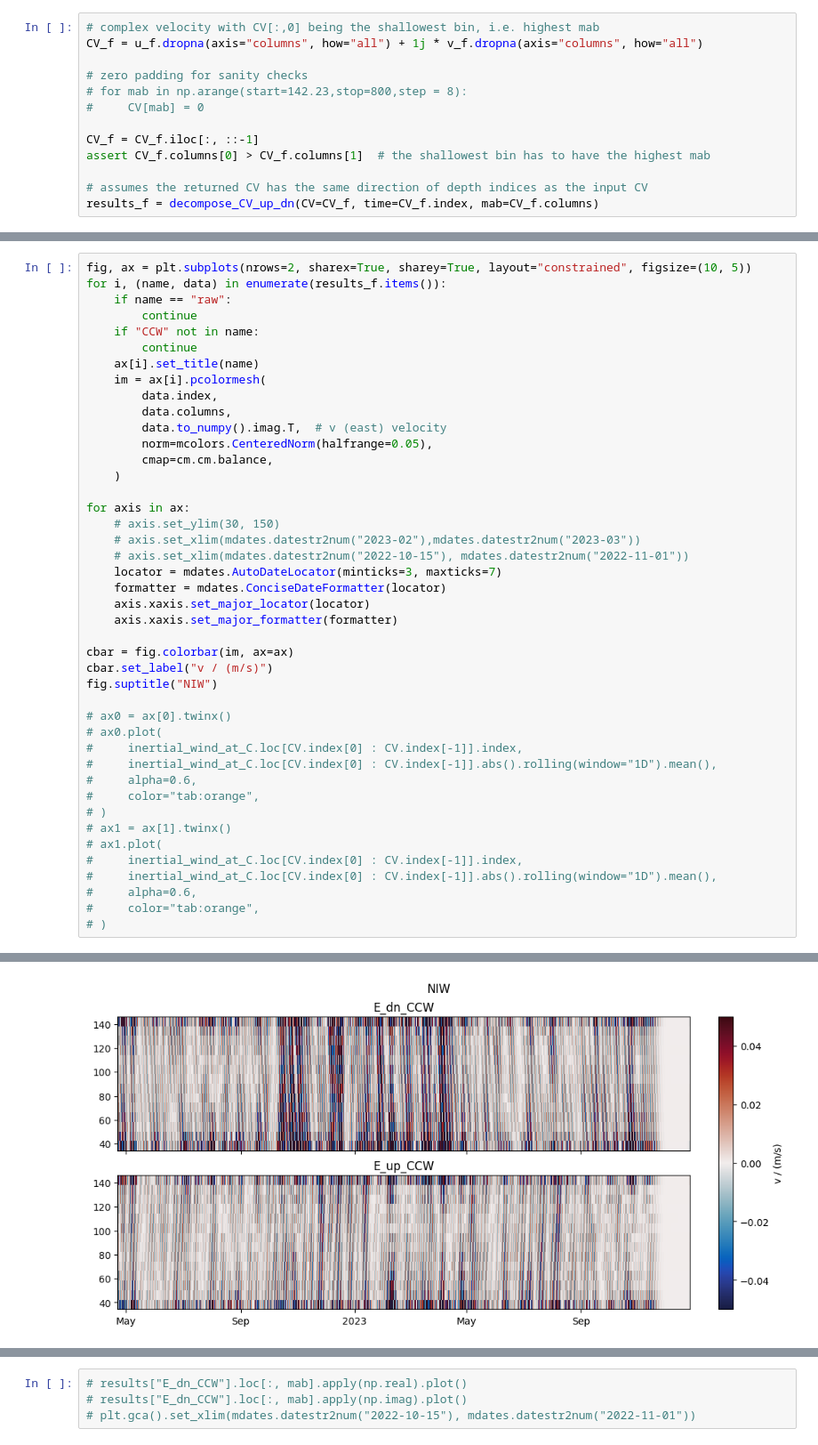
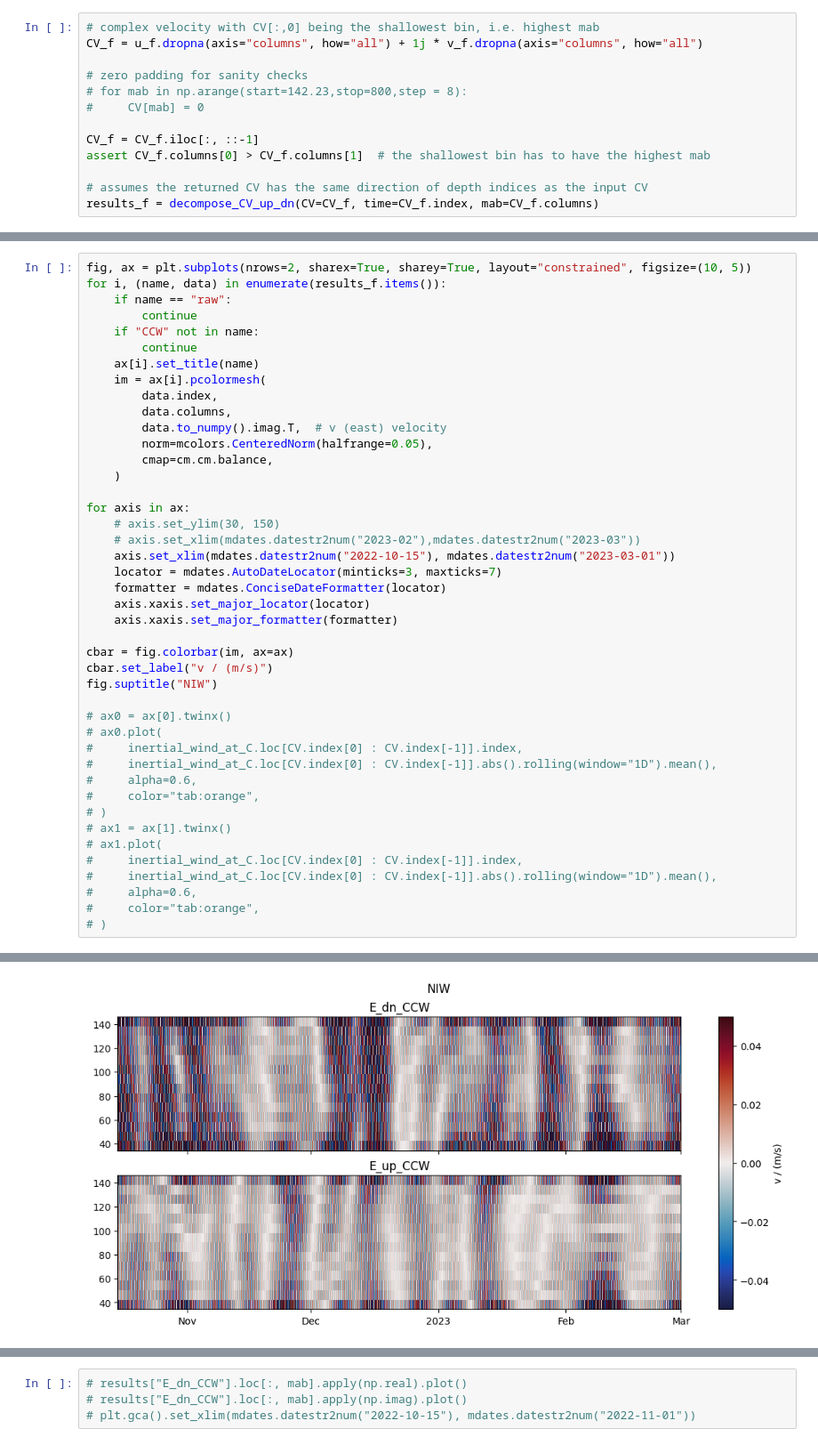
Before and after one commit to opinner/pinner2026_JPO_code, a Jupyter notebook: notebooks/exploratory/ADCP_analysis.ipynb, the cells around one changed output, grey strips where cells are left out. Shown at 89% size. Saved outputs shown, nothing was run; the diff lists cells and outputs as text.

```diff
--- a/notebooks/exploratory/ADCP_analysis.ipynb
+++ b/notebooks/exploratory/ADCP_analysis.ipynb
@@ -474,34 +480,34 @@ for i, (name, data) in enumerate(results_f.items()):
     )
 
 for axis in ax:
     # axis.set_ylim(30, 150)
     # axis.set_xlim(mdates.datestr2num("2023-02"),mdates.datestr2num("2023-03"))
-    # axis.set_xlim(mdates.datestr2num("2022-10-15"), mdates.datestr2num("2022-11-01"))
+    axis.set_xlim(mdates.datestr2num("2022-10-15"), mdates.datestr2num("2023-03-01"))
     locator = mdates.AutoDateLocator(minticks=3, maxticks=7)
     formatter = mdates.ConciseDateFormatter(locator)
     axis.xaxis.set_major_locator(locator)
     axis.xaxis.set_major_formatter(formatter)
 
 cbar = fig.colorbar(im, ax=ax)
 cbar.set_label("v / (m/s)")
 fig.suptitle("NIW")
 
 # ax0 = ax[0].twinx()
 # ax0.plot(
 #     inertial_wind_at_C.loc[CV.index[0] : CV.index[-1]].index,
 #     inertial_wind_at_C.loc[CV.index[0] : CV.index[-1]].abs().rolling(window="1D").mean(),
 #     alpha=0.6,
 #     color="tab:orange",
 # )
 # ax1 = ax[1].twinx()
 # ax1.plot(
 #     inertial_wind_at_C.loc[CV.index[0] : CV.index[-1]].index,
 #     inertial_wind_at_C.loc[CV.index[0] : CV.index[-1]].abs().rolling(window="1D").mean(),
 #     alpha=0.6,
 #     color="tab:orange",
 # )
 # %% [output]
 Text(0.5, 0.98, 'NIW')
-[figure, old version]
+[figure, new version]
 # %%
 fig, ax = plt.subplots(nrows=2, sharex=True, sharey=True, layout="constrained", figsize=(10, 5))
```
Also changed, not shown: parts of 4 cells of this notebook.
